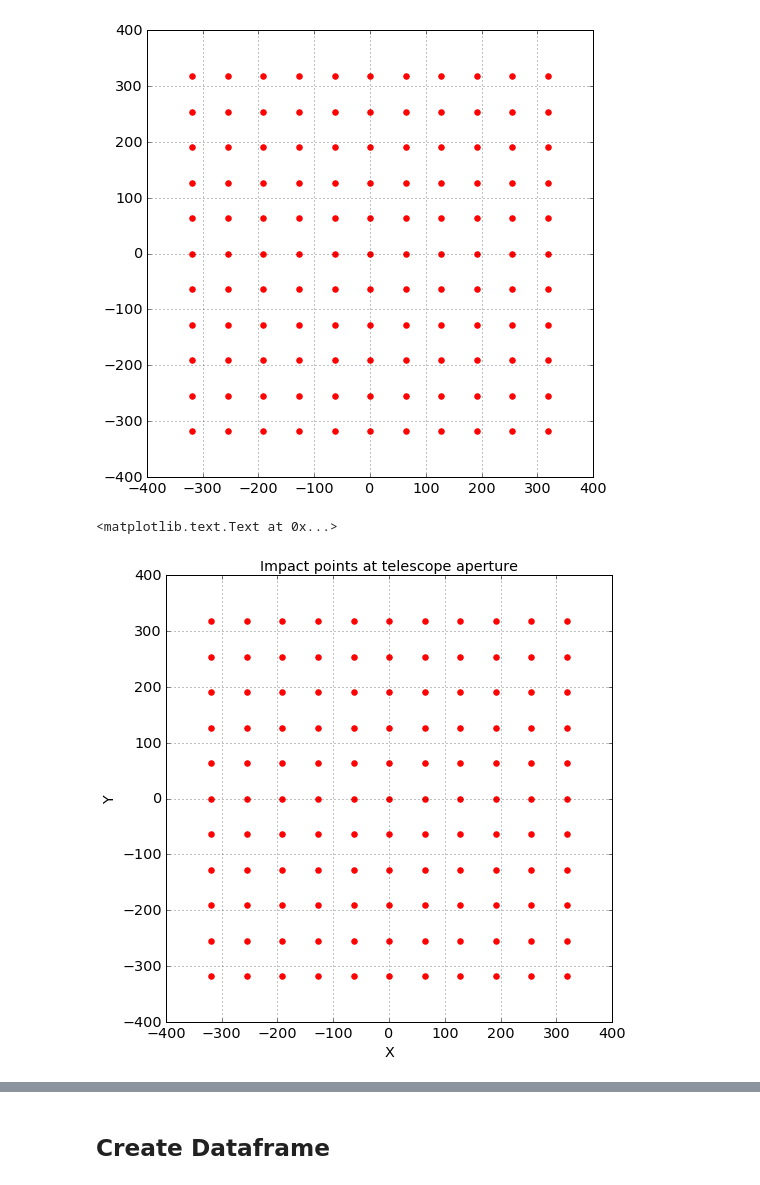
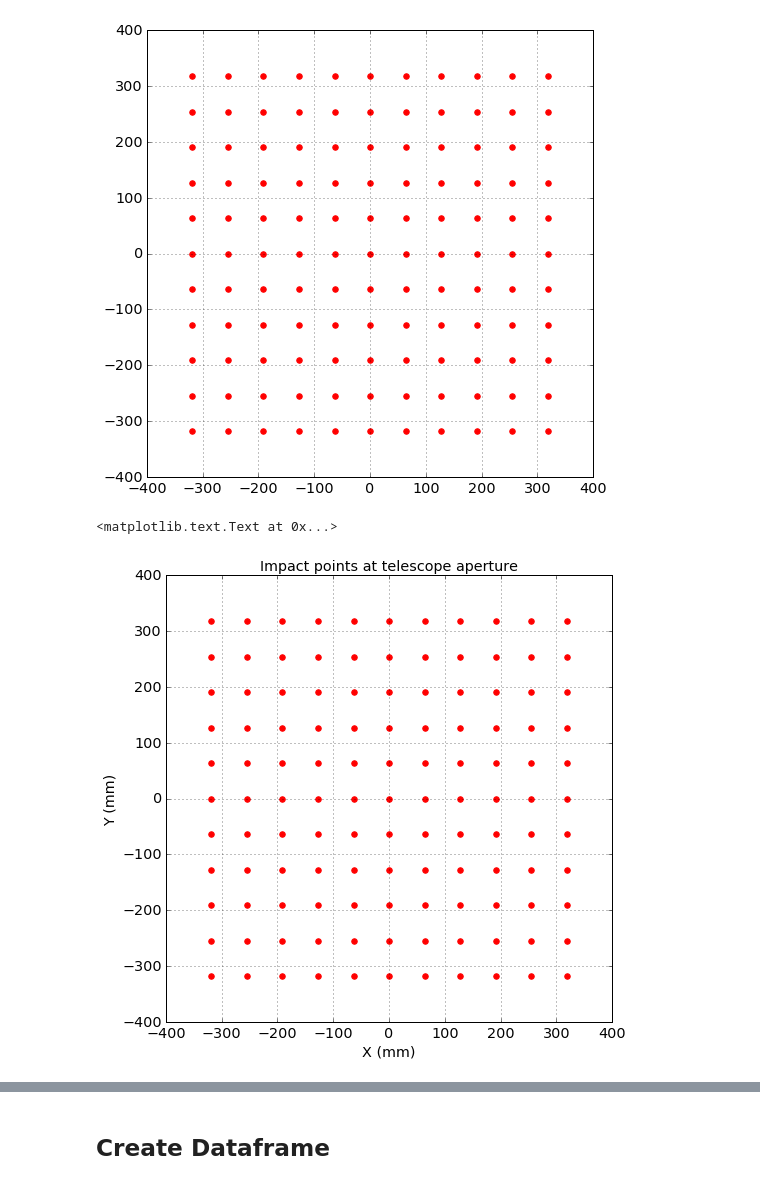
Before and after one commit to sylvielsstfr/OpticSimWthB4, a Jupyter notebook: MakeBeams/Make_B4SquareBeam_MultiWL.ipynb, the cells around one changed output, grey strips where cells are left out. Saved outputs shown, nothing was run; the diff lists cells and outputs as text; code cells hidden in the pictures.

```diff
--- a/MakeBeams/Make_B4SquareBeam_MultiWL.ipynb
+++ b/MakeBeams/Make_B4SquareBeam_MultiWL.ipynb
@@ -171,14 +171,14 @@ plt.scatter(*zip(*pts), marker='o', s=30, color='red')
 # %%
 plt.scatter(XX,YY, marker='o', s=30, color='red')
 #plt.ylim(YMIN,YMAX)
 #plt.xlim(XMIN,XMAX)
 plt.grid()
-plt.xlabel("X")
-plt.ylabel("Y")
+plt.xlabel("X (mm)")
+plt.ylabel("Y (mm)")
 plt.title("Impact points at telescope aperture")
 # %% [output]
 <matplotlib.text.Text at 0x...>
-[figure, old version]
+[figure, new version]
 # %%
 def GetCosinusDirector(X,Y,thealpha_x,thealpha_y,f):
     """
```
Also changed, not shown: parts of 6 cells of this notebook, 17 other files.
